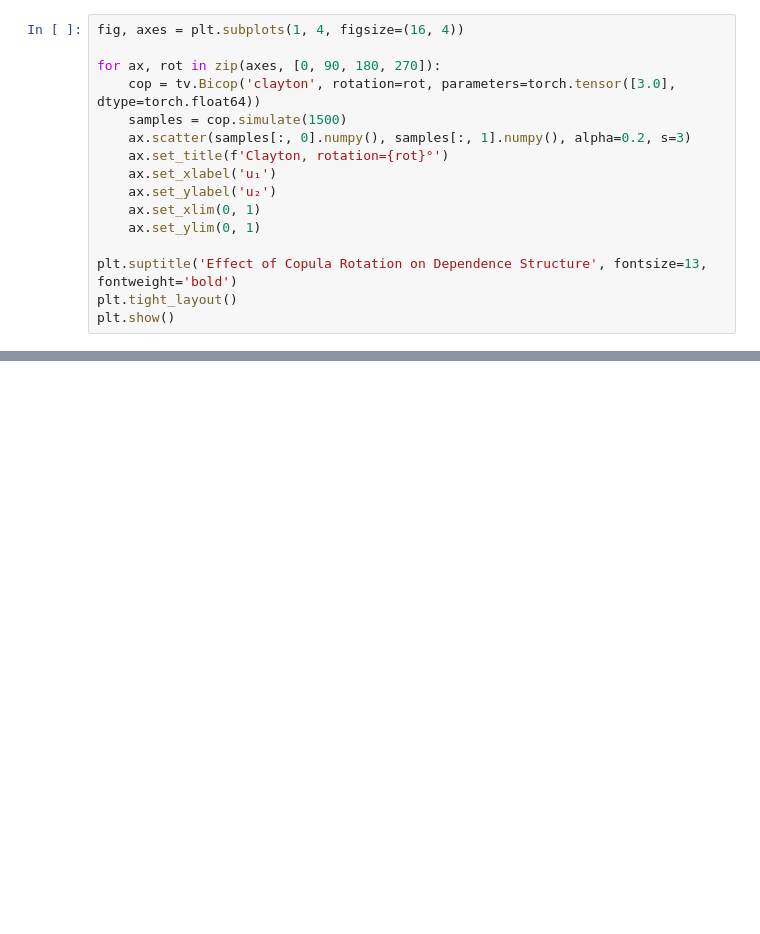
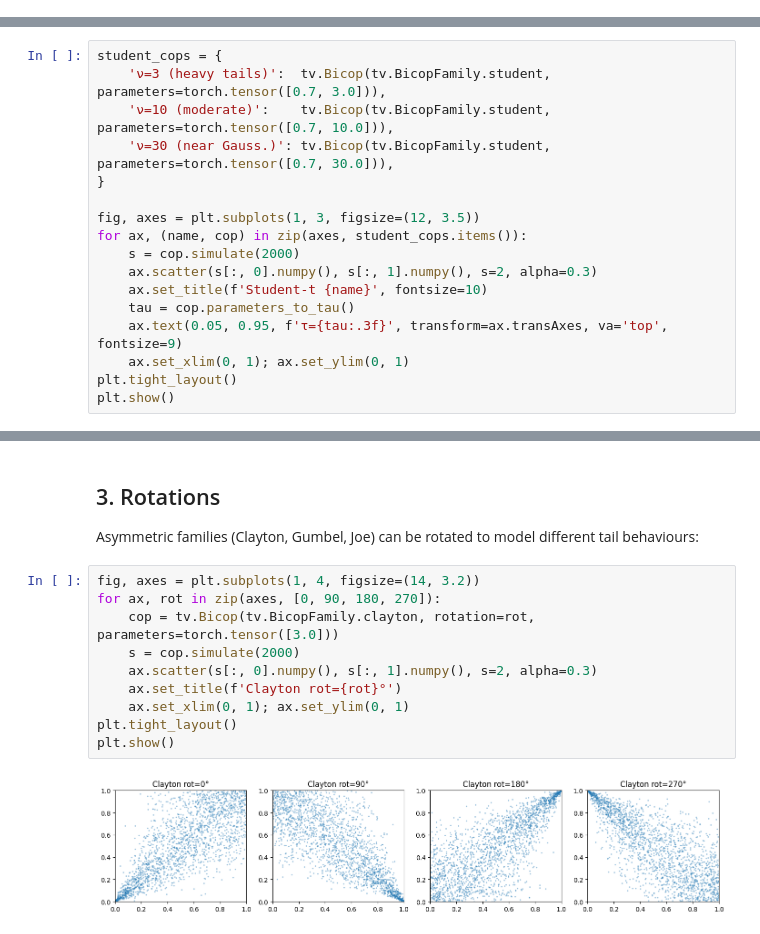
Before and after one commit to Bluerrror/torchvine, a Jupyter notebook: examples/02_bivariate_copulas.ipynb, the cells around one changed output, grey strips where cells are left out. Saved outputs shown, nothing was run; the diff lists cells and outputs as text; blank space fills up the shorter version.

```diff
--- a/examples/02_bivariate_copulas.ipynb
+++ b/examples/02_bivariate_copulas.ipynb
@@ -109,16 +0,0 @@ Asymmetric families (Clayton, Gumbel, Joe, BB*, Tawn) can be rotated by 90°, 18
-# %%
-fig, axes = plt.subplots(1, 4, figsize=(16, 4))
-
-for ax, rot in zip(axes, [0, 90, 180, 270]):
-    cop = tv.Bicop('clayton', rotation=rot, parameters=torch.tensor([3.0], dtype=torch.float64))
-    samples = cop.simulate(1500)
-    ax.scatter(samples[:, 0].numpy(), samples[:, 1].numpy(), alpha=0.2, s=3)
-    ax.set_title(f'Clayton, rotation={rot}°')
-    ax.set_xlabel('u₁')
-    ax.set_ylabel('u₂')
-    ax.set_xlim(0, 1)
-    ax.set_ylim(0, 1)
-
-plt.suptitle('Effect of Copula Rotation on Dependence Structure', fontsize=13, fontweight='bold')
-plt.tight_layout()
-plt.show()
@@ -344,0 +47,17 @@ plt.show()
+# %%
+student_cops = {
+    'ν=3 (heavy tails)':  tv.Bicop(tv.BicopFamily.student, parameters=torch.tensor([0.7, 3.0])),
+    'ν=10 (moderate)':    tv.Bicop(tv.BicopFamily.student, parameters=torch.tensor([0.7, 10.0])),
+    'ν=30 (near Gauss.)': tv.Bicop(tv.BicopFamily.student, parameters=torch.tensor([0.7, 30.0])),
+}
+
+fig, axes = plt.subplots(1, 3, figsize=(12, 3.5))
+for ax, (name, cop) in zip(axes, student_cops.items()):
+    s = cop.simulate(2000)
+    ax.scatter(s[:, 0].numpy(), s[:, 1].numpy(), s=2, alpha=0.3)
+    ax.set_title(f'Student-t {name}', fontsize=10)
+    tau = cop.parameters_to_tau()
+    ax.text(0.05, 0.95, f'τ={tau:.3f}', transform=ax.transAxes, va='top', fontsize=9)
+    ax.set_xlim(0, 1); ax.set_ylim(0, 1)
+plt.tight_layout()
+plt.show()
@@ -344,0 +84,16 @@ plt.show()
+# %% [markdown]
+## 3. Rotations
+
+Asymmetric families (Clayton, Gumbel, Joe) can be rotated to model different tail behaviours:
+# %%
+fig, axes = plt.subplots(1, 4, figsize=(14, 3.2))
+for ax, rot in zip(axes, [0, 90, 180, 270]):
+    cop = tv.Bicop(tv.BicopFamily.clayton, rotation=rot, parameters=torch.tensor([3.0]))
+    s = cop.simulate(2000)
+    ax.scatter(s[:, 0].numpy(), s[:, 1].numpy(), s=2, alpha=0.3)
+    ax.set_title(f'Clayton rot={rot}°')
+    ax.set_xlim(0, 1); ax.set_ylim(0, 1)
+plt.tight_layout()
+plt.show()
+# %% [output]
+[figure, added]
```
Also changed, not shown: parts of 36 cells of this notebook, 15 other files.
